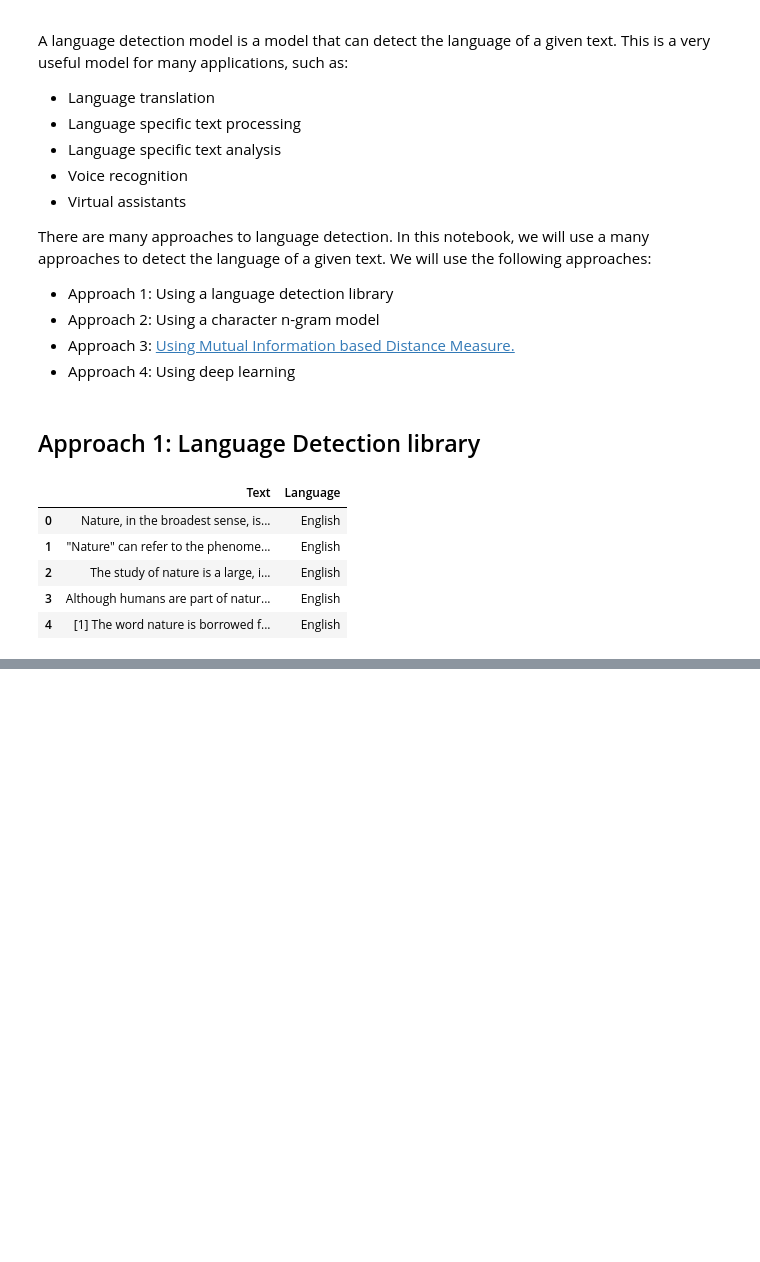
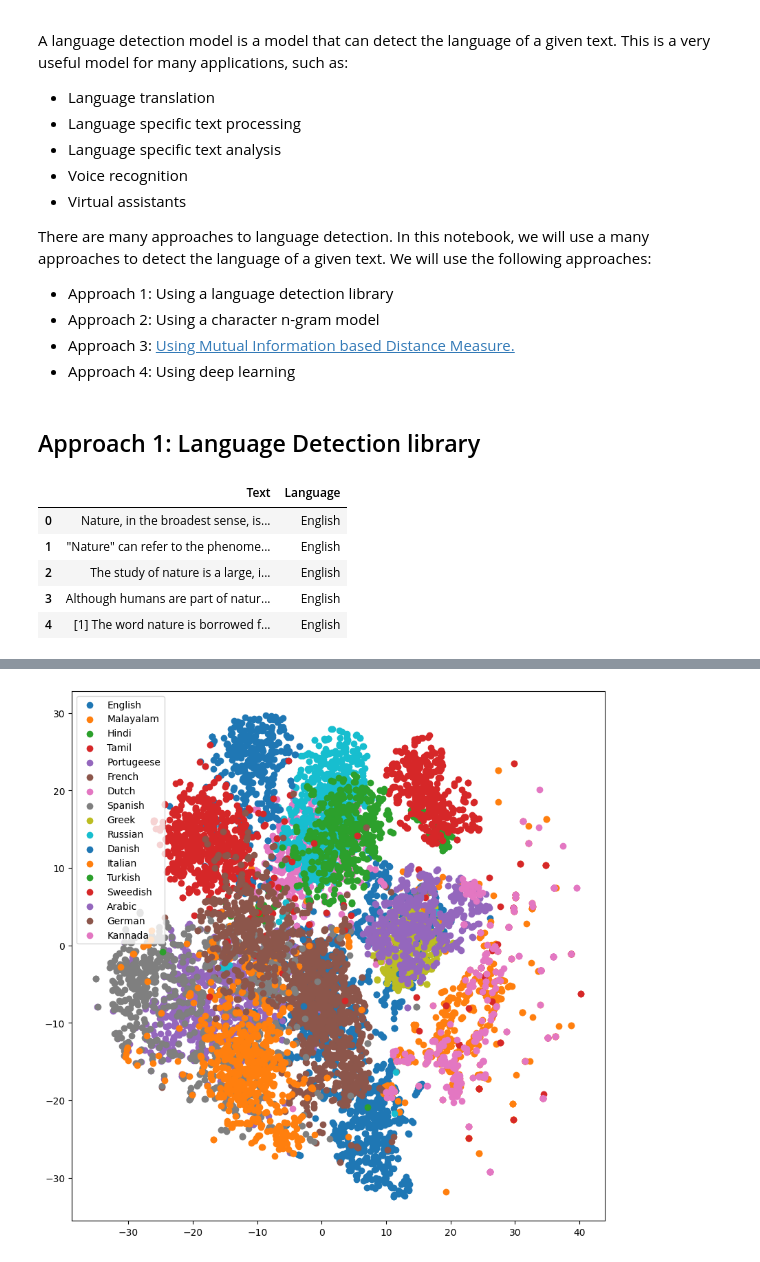
Before and after one commit to jaywyawhare/Language-Prediction, a Jupyter notebook: Notebook/Language.ipynb, the cells around one changed output, grey strips where cells are left out. Saved outputs shown, nothing was run; the diff lists cells and outputs as text; code cells hidden in the pictures; blank space fills up the shorter version.

```diff
--- a/Notebook/Language.ipynb
+++ b/Notebook/Language.ipynb
@@ -51,7 +63,0 @@ def iso2str(text):
-# %%
-def check_lang(Text):
-    try:
-        lang = detect(str(Text))
-    except lang_detect_exception.LangDetectException:
-        lang = 'unknown'
-    return lang
@@ -379,0 +269,15 @@ Test accuracy: 0.24286405742168427
+# %%
+X = np.array(df1['embedding'].tolist())
+y = df1['Language'].values
+
+X_embedded = TSNE(n_components=3).fit_transform(X)
+
+plt.figure(figsize=(10, 10))
+
+for i, lang in enumerate(df1['Language'].unique()):
+    plt.scatter(X_embedded[y == lang, 0], X_embedded[y == lang, 1], label=lang)
+
+plt.legend()
+plt.show()
+# %% [output]
+[figure, added]
```
Also changed, not shown: parts of 51 cells of this notebook, 2 other files.
